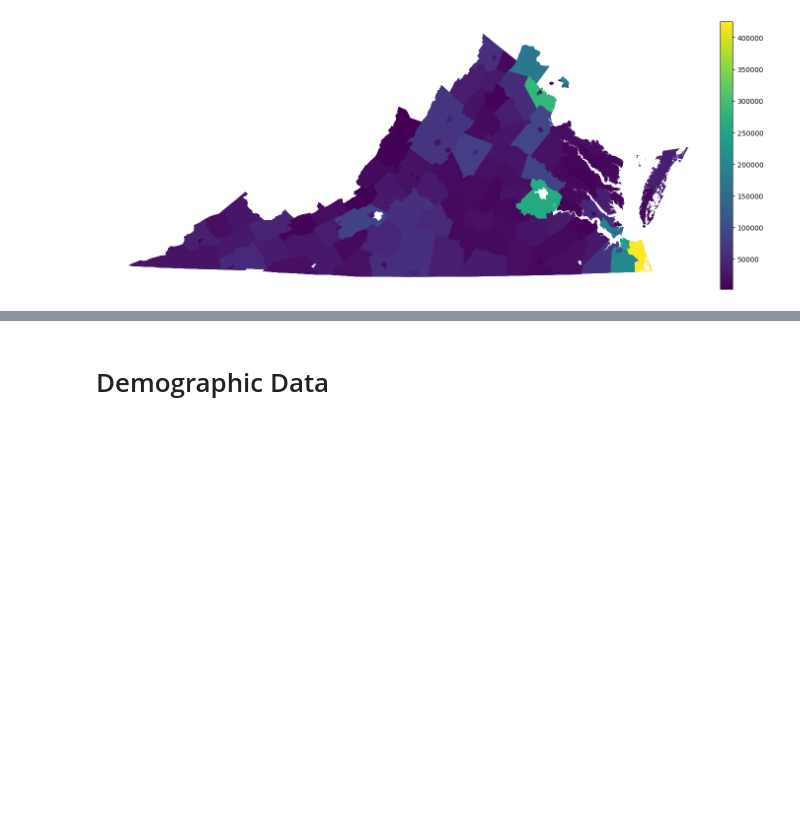
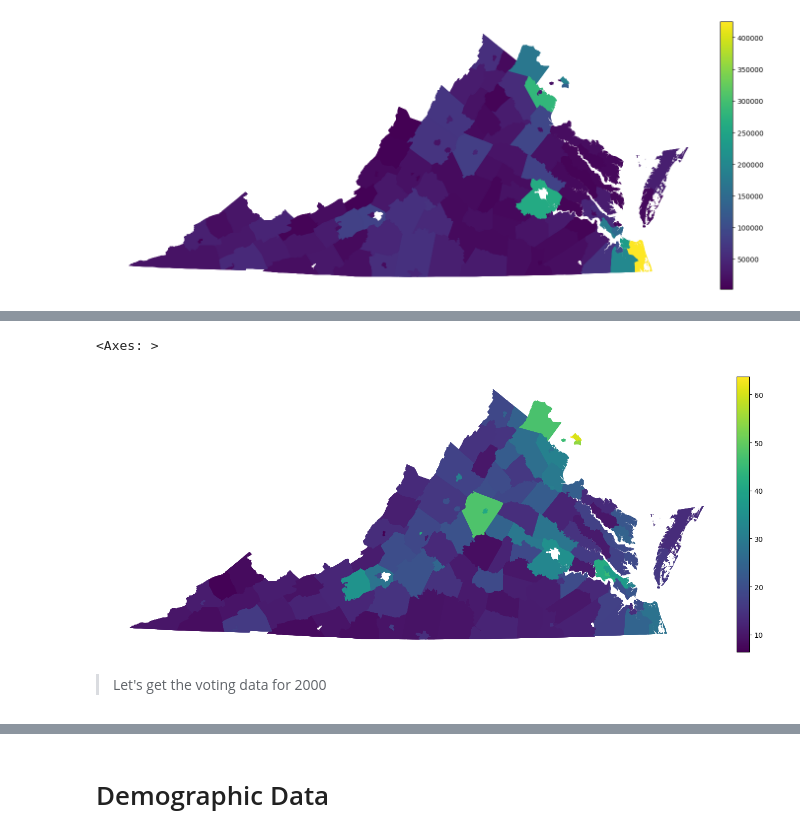
Before and after one commit to farhaniwnl/project_voting_crg3ts, a Jupyter notebook: drafting.ipynb, the cells around one changed output, grey strips where cells are left out. Cells and saved outputs as stored; diff of their text form; code cells hidden in the pictures; blank space fills up the shorter version.

```diff
--- a/drafting.ipynb
+++ b/drafting.ipynb
@@ -76,0 +96,12 @@ df2000.plot(ax=ax,column='AV0AA',legend=True,cax=cax)
+# %%
+fig = plt.figure()
+ax = fig.add_axes([0, 0, 2, 2])
+divider = make_axes_locatable(ax)
+ax.axis('off')
+cax = divider.append_axes("right", size="2%", pad=0.08)
+df2000Ed.plot(ax=ax,column='Pct_High_Ed',legend=True,cax=cax)
+# %% [output]
+<Axes: >
+[figure, added]
+# %% [markdown]
+> Let's get the voting data for 2000
```
Also changed, not shown: parts of 9 cells of this notebook.
